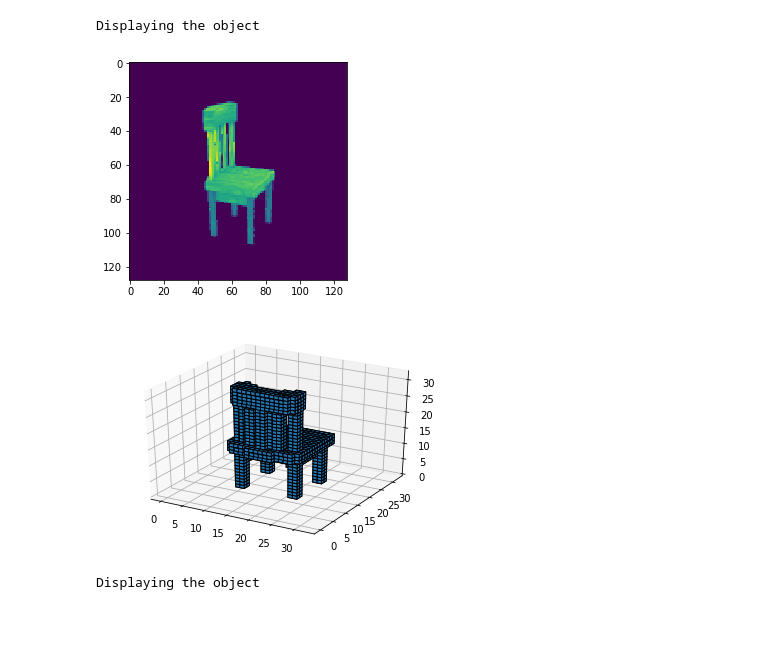
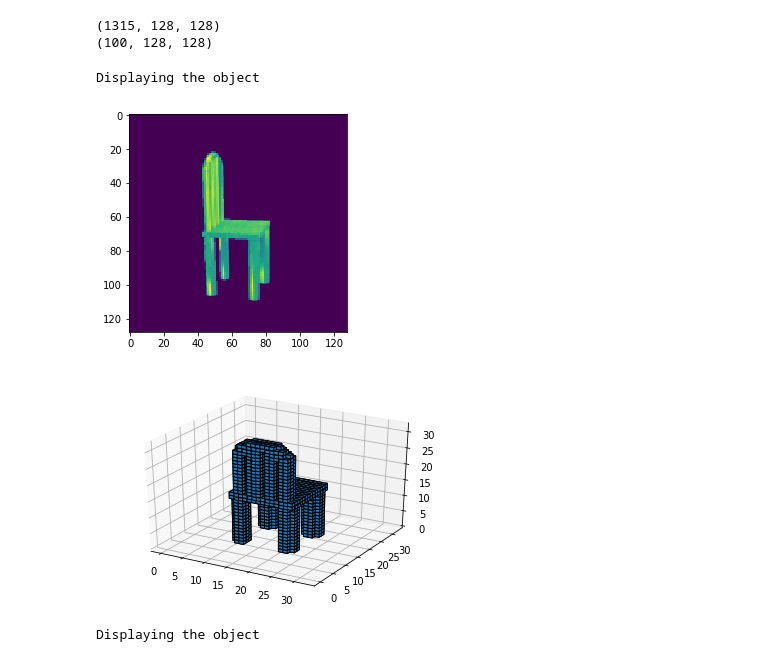
Before and after one commit to wezteoh/cross_dimension_translation, a Jupyter notebook: VAE.ipynb, the cells around one changed output. Drawn from its saved outputs; the diff is of its cells as text; code cells hidden in the pictures; blank space fills up the shorter version.

```diff
--- a/VAE.ipynb
+++ b/VAE.ipynb
@@ -27,26 +27,38 @@ def display3DObject(test_object):
 def addNoise(shape, noise=0.1):
     #print(shape)
     return Variable(torch.zeros(shape).normal_(0, noise).cuda())
+# %%
+batch_size = 5
+
+
+images = np.load('padded_gray_chair_imgs.npy')
+images[:] = (images[:] - np.mean(images[:])) / np.std(images[:])
+voxels = np.load('chair_voxels.npy')
+print(images[1:1316].shape)
+print(images[1316:1416].shape)
+train_images = images[1:1316]
+val_images = images[1316:1416]
+train_voxels = voxels[1:1316]
+val_voxels = voxels[1316:1416]
+# %% [output]
+(1315, 128, 128)
+(100, 128, 128)
 # %%
-batch_size = 5
 display_id = 56
 
-images = np.load('padded_gray_chair_imgs.npy')
-images[:] = (images[:] - np.mean(images[:])) / np.std(images[:])
-voxels = np.load('chair_voxels.npy')
-train_data = [voxels, images]
+train_data = [train_voxels, train_images]
 for _ in range(len(train_data)):
     train_data[_] = torch.from_numpy(train_data[_]).type(torch.FloatTensor)
     train_data[_] = train_data[_].cuda()
 train_data = [(train_data[0][i], train_data[1][i]) for i in range(len(train_data[0]))]
 train_loader = torch.utils.data.DataLoader(
     train_data, batch_size=batch_size, shuffle=True, drop_last=True)
-plt.imshow(images[display_id])
-display3DObject(voxels[display_id])
+plt.imshow(train_images[display_id])
+display3DObject(train_voxels[display_id])
 # %% [output]
 Displaying the object
-[figure, old version]
+[figure, new version]
-[figure, old version]
+[figure, new version]
 # %%
 display3DObject(voxels[877])
 # %% [output]
```
Also changed, not shown: parts of 4 cells of this notebook, 1 other file.
